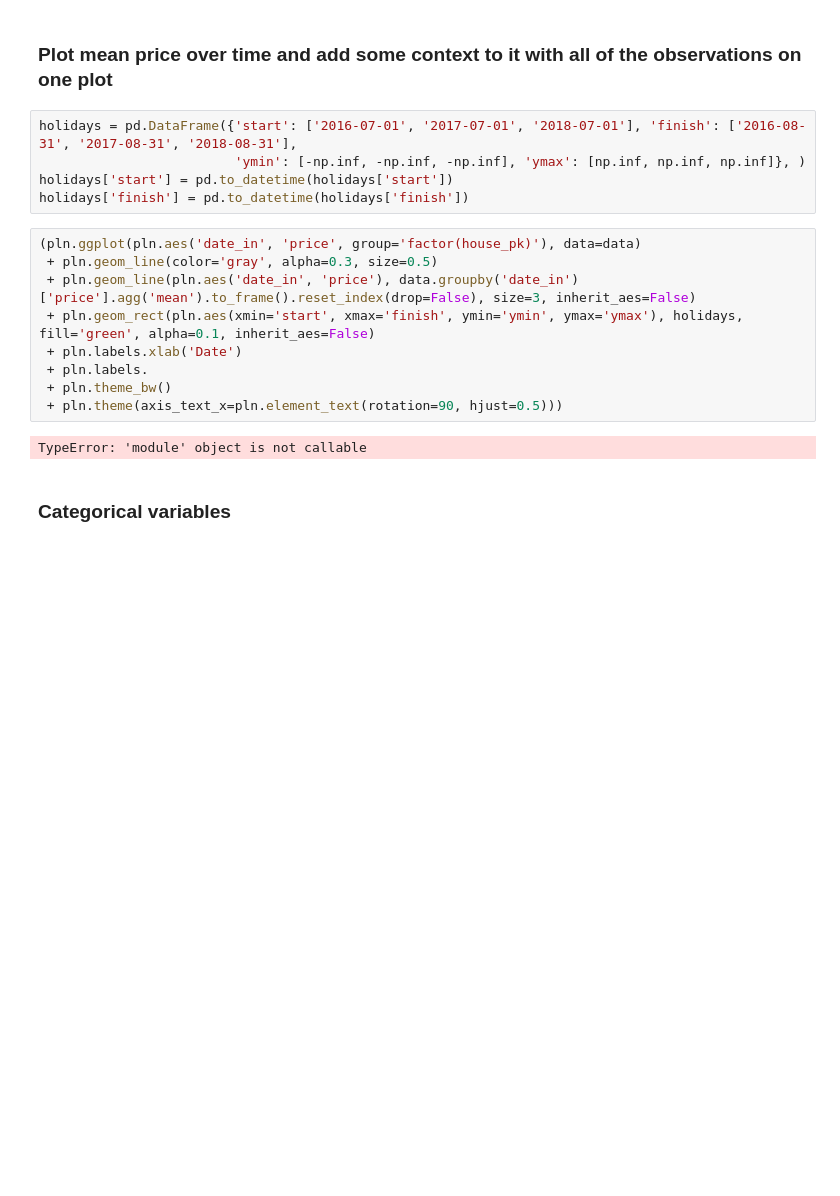
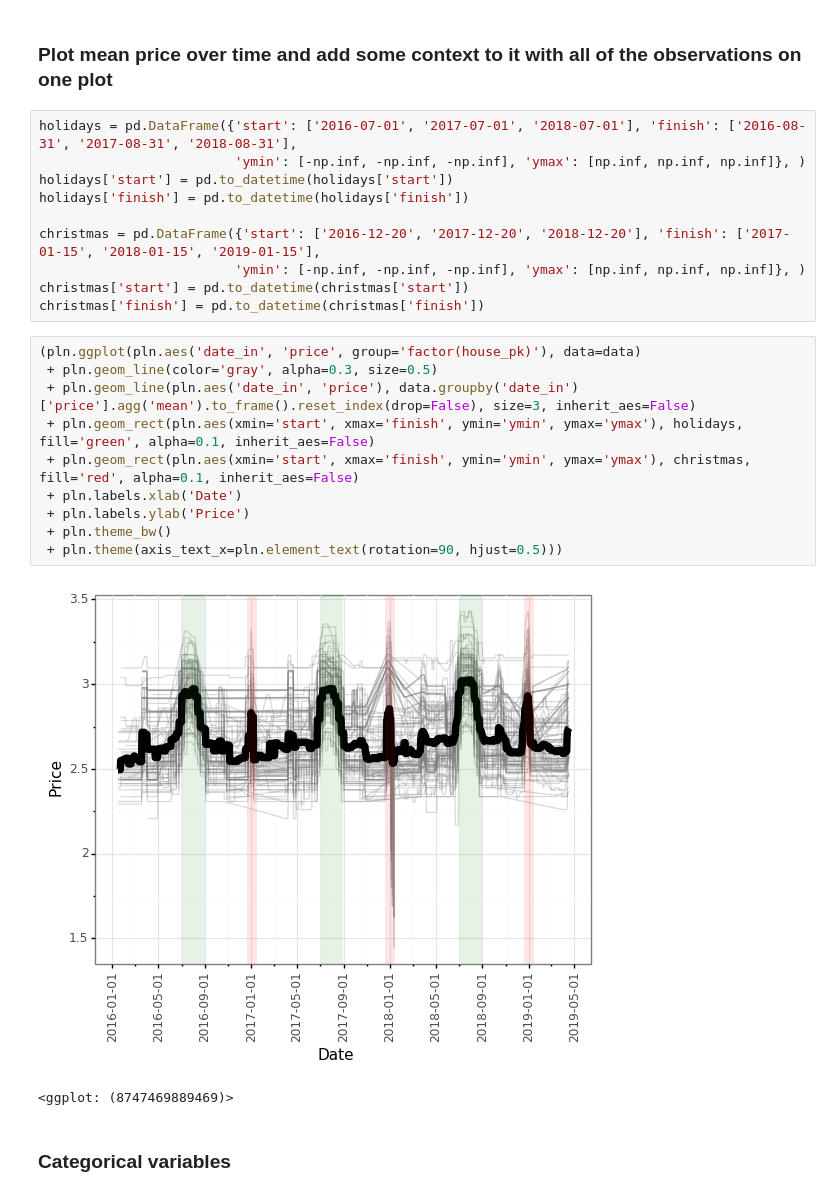
Before and after one commit to Garrus990/HousingData, a Jupyter notebook: ML Case.ipynb, the cells around one changed output. Cells and saved outputs as stored; diff of their text form; blank space fills up the shorter version.

```diff
--- a/ML Case.ipynb
+++ b/ML Case.ipynb
@@ -80,17 +93,24 @@ holidays = pd.DataFrame({'start': ['2016-07-01', '2017-07-01', '2018-07-01'], 'f
                          'ymin': [-np.inf, -np.inf, -np.inf], 'ymax': [np.inf, np.inf, np.inf]}, )
 holidays['start'] = pd.to_datetime(holidays['start'])
 holidays['finish'] = pd.to_datetime(holidays['finish'])
+
+christmas = pd.DataFrame({'start': ['2016-12-20', '2017-12-20', '2018-12-20'], 'finish': ['2017-01-15', '2018-01-15', '2019-01-15'],
+                         'ymin': [-np.inf, -np.inf, -np.inf], 'ymax': [np.inf, np.inf, np.inf]}, )
+christmas['start'] = pd.to_datetime(christmas['start'])
+christmas['finish'] = pd.to_datetime(christmas['finish'])
 # %%
 (pln.ggplot(pln.aes('date_in', 'price', group='factor(house_pk)'), data=data)
  + pln.geom_line(color='gray', alpha=0.3, size=0.5)
  + pln.geom_line(pln.aes('date_in', 'price'), data.groupby('date_in')['price'].agg('mean').to_frame().reset_index(drop=False), size=3, inherit_aes=False)
  + pln.geom_rect(pln.aes(xmin='start', xmax='finish', ymin='ymin', ymax='ymax'), holidays, fill='green', alpha=0.1, inherit_aes=False)
+ + pln.geom_rect(pln.aes(xmin='start', xmax='finish', ymin='ymin', ymax='ymax'), christmas, fill='red', alpha=0.1, inherit_aes=False)
  + pln.labels.xlab('Date')
- + pln.labels.
+ + pln.labels.ylab('Price')
  + pln.theme_bw()
  + pln.theme(axis_text_x=pln.element_text(rotation=90, hjust=0.5)))
 # %% [output]
+[figure, added]
-TypeError: 'module' object is not callable
+<ggplot: (8747469889469)>
 # %% [markdown]
 ### Categorical variables
 # %% [markdown]
```
Also changed, not shown: parts of 20 cells of this notebook, 1 other file.
